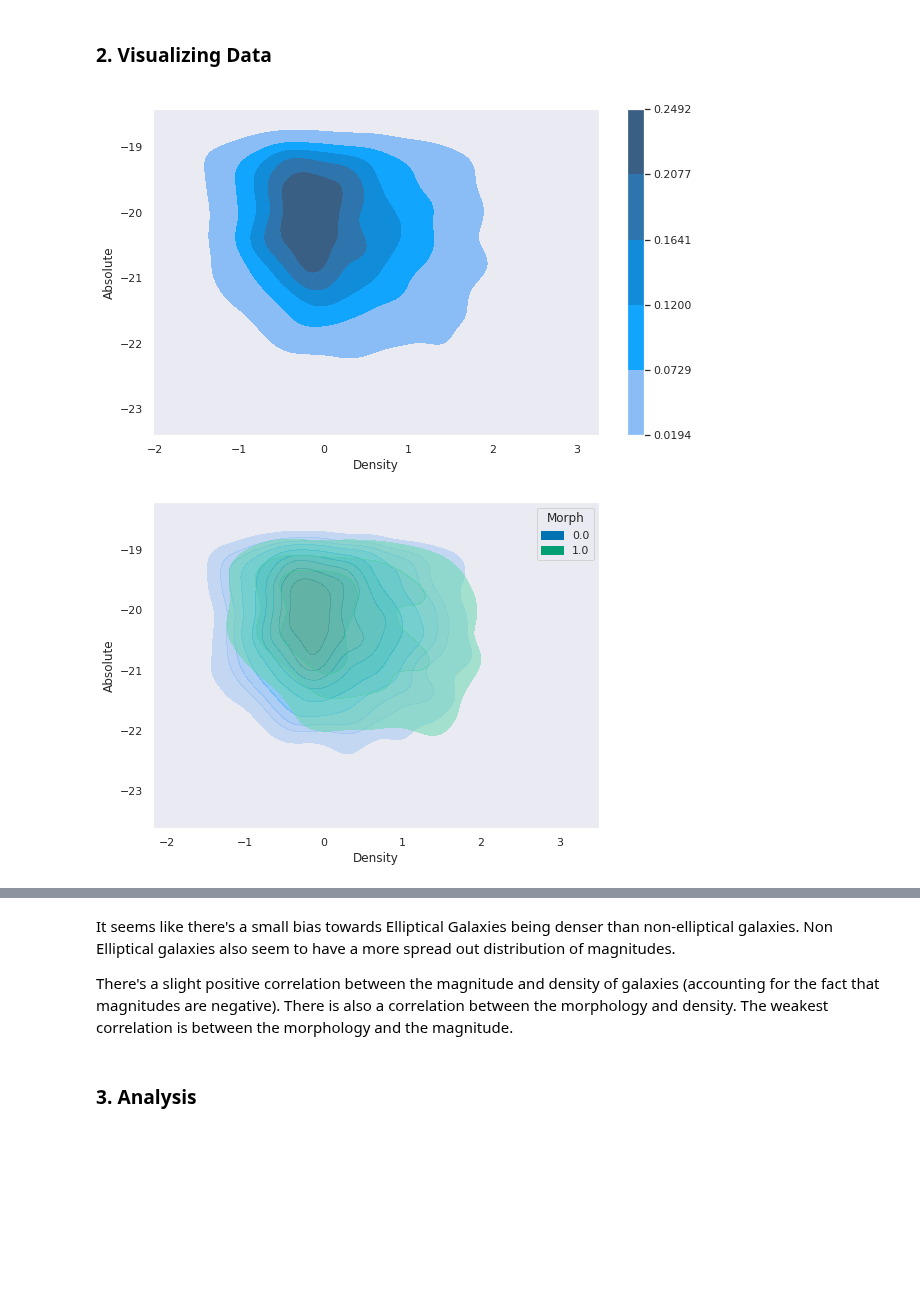
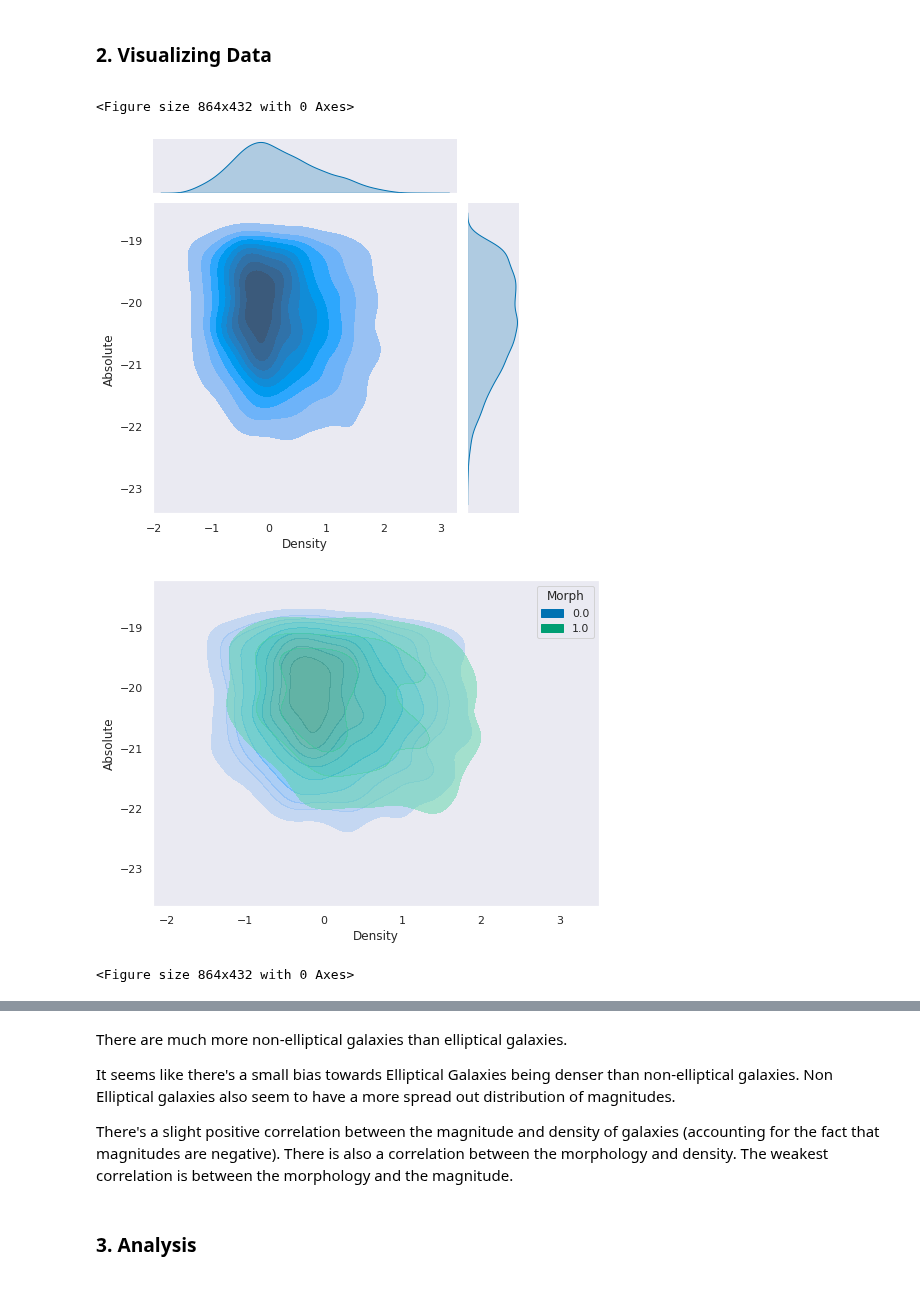
Before and after one commit to tylerbarna/AST5731-lab, a Jupyter notebook: Activity 09/Activity 09 -- Tyler Barna.ipynb, the cells around one changed output, grey strips where cells are left out. Saved outputs shown, nothing was run; the diff lists cells and outputs as text; code cells hidden in the pictures; blank space fills up the shorter version.

Commit message:
Data? More Visualized.

```diff
--- a/Activity 09/Activity 09 -- Tyler Barna.ipynb
+++ b/Activity 09/Activity 09 -- Tyler Barna.ipynb
@@ -105,27 +105,39 @@ display(df.describe())
 <a id='data'></a>
 # %%
 ## make a plot of the density vs the magnitude
-fig, ax = plt.subplots(figsize=(10, 6), facecolor='w', edgecolor='k')
-sns.kdeplot(data = df, x='Density',y='Absolute',
-                   zorder=0, n_levels=6, cbar=True, fill=True,ax=ax);
-plt.show()
+#plt.subplots(figsize=(10, 6), facecolor='w', edgecolor='k')
+plt.figure(figsize=(12, 6), facecolor='w', edgecolor='k')
+sns.jointplot(data=df, x='Density', y='Absolute',
+              kind='kde', fill=True);
+# sns.kdeplot(data = df, x='Density',y='Absolute',
+#                    zorder=0, n_levels=6, cbar=True, fill=True,ax=ax);
+plt.show();
 
 ## plot the morphology vs the density and magnitude
 fig, ax = plt.subplots(figsize=(8, 6), facecolor='w', edgecolor='k')
 sns.kdeplot(data = df, x='Density',y='Absolute',hue='Morph',
                 alpha=0.5, fill=True, ax=ax);
-plt.show()
+plt.show();
+
+plt.figure(figsize=(12, 6), facecolor='w', edgecolor='k')
+sns.jointplot(data = df, x='Density',y='Absolute',hue='Morph', kind='kde',
+                alpha=0.5, fill=True, ax=ax);
+plt.show();
 
 ## pair plot
-g = sns.pairplot(df, palette='Set2', corner=True)
+g = sns.pairplot(df, palette='Set2', corner=True);
+plt.show();
 
 ## correlation between variables
 corr = df.corr()
 mask = np.zeros_like(corr, dtype=np.bool)
 mask[np.triu_indices_from(mask)] = True
 fig, ax = plt.subplots(figsize=(11, 9), facecolor='w', edgecolor='k')
 cmap = sns.diverging_palette(220, 10, as_cmap=True)
 sns.heatmap(corr, mask=mask, cmap=cmap, vmax=.3, center=0, square=True, linewidths=.5, cbar_kws={"shrink": .5},ax=ax);
+plt.show();
 # %% [output]
+<Figure size 864x432 with 0 Axes>
-[figure, old version]
+[figure, new version]
 [figure]
+<Figure size 864x432 with 0 Axes>
@@ -134,4 +147,6 @@ sns.heatmap(corr, mask=mask, cmap=cmap, vmax=.3, center=0, square=True, linewidt
 # %% [markdown]
+There are much more non-elliptical galaxies than elliptical galaxies.
+
 It seems like there's a small bias towards Elliptical Galaxies being denser than non-elliptical galaxies. Non Elliptical galaxies also seem to have a more spread out distribution of magnitudes.
 
 There's a slight positive correlation between the magnitude and density of galaxies (accounting for the fact that magnitudes are negative). There is also a correlation between the morphology and density. The weakest correlation is between the morphology and the magnitude.
```
Also changed, not shown: parts of 2 cells of this notebook.
